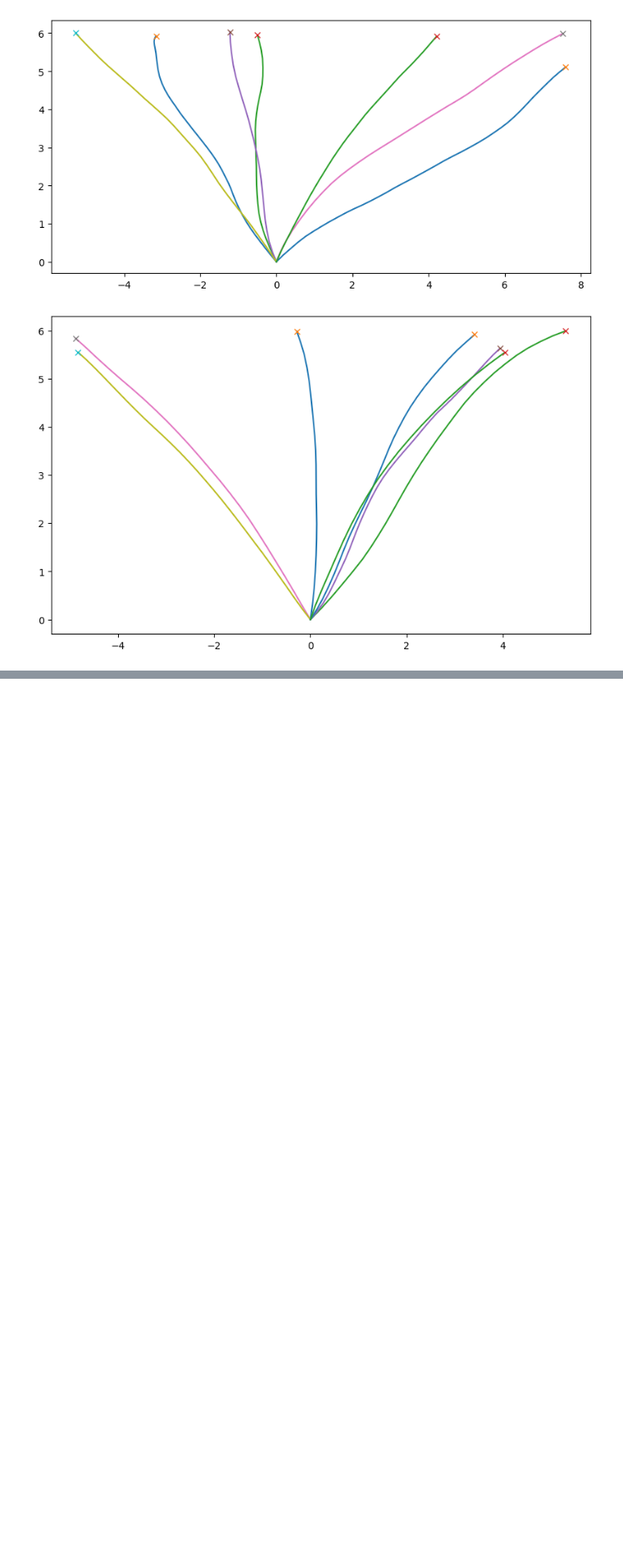
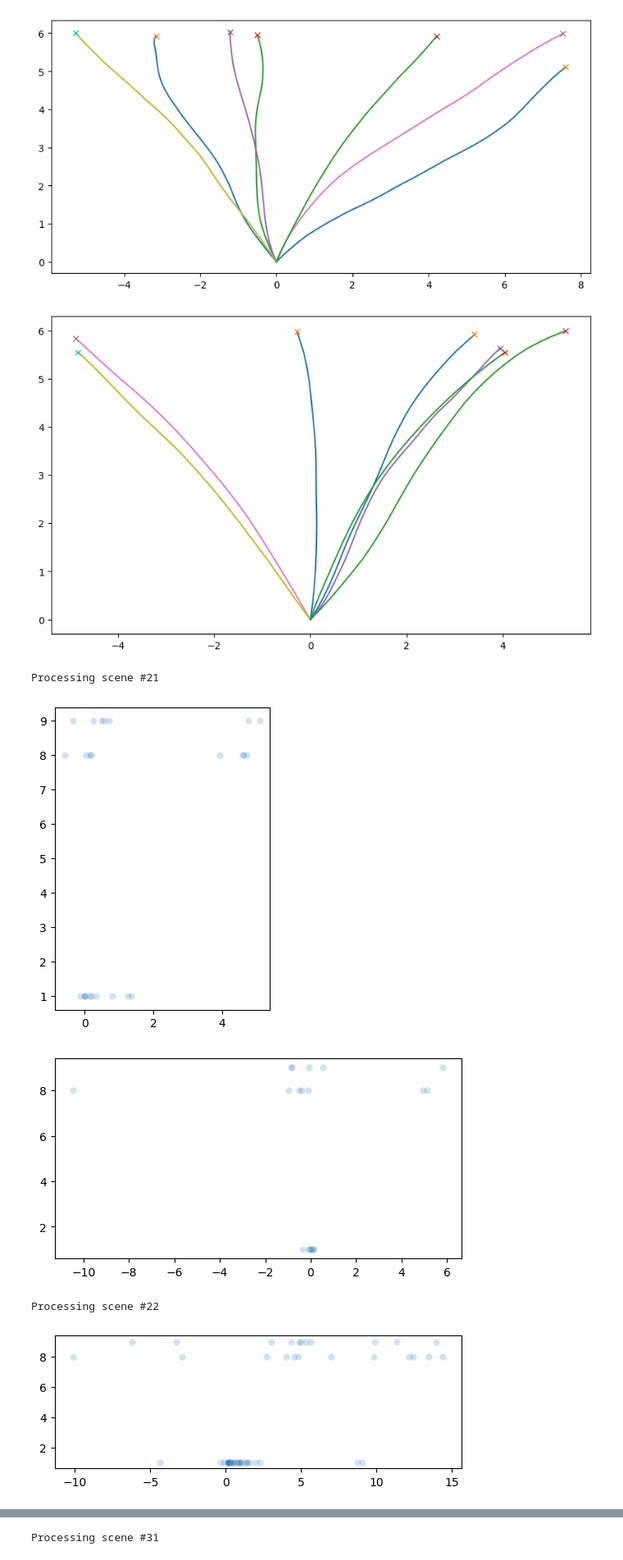
Before and after one commit to adhocmaster/TTI-dataset-tools, a Jupyter notebook: src/notebooks/crosswalk-model-ground-truth.ipynb, the cells around one changed output, grey strips where cells are left out. Shown at 82% size. Drawn from its saved outputs; the diff is of its cells as text; code cells hidden in the pictures; blank space fills up the shorter version.

```diff
--- a/src/notebooks/crosswalk-model-ground-truth.ipynb
+++ b/src/notebooks/crosswalk-model-ground-truth.ipynb
@@ -125,3 +112,48 @@ using min Y displacement (5)
 [figure]
 [figure]
 [figure]
+# %%
+dividerY = 1
+for sceneId in sceneDisplacementMap:
+    print(f"Processing scene #{sceneId}")
+
+    southPeds = sceneData[sceneId]["southPeds"]
+    northPeds = sceneData[sceneId]["northPeds"]
+
+    roadWidth = sceneRoadWidth[sceneId]
+    interval = 1.0
+    yTolerance = 0.1
+
+    yBreakpoints = [dividerY, roadWidth - dividerY, roadWidth] # start, mid, end
+
+    breakpointXVals = crosswalkModel.getAllLocalXAtLocalYBreakpoints(
+            tracksDf = southPeds,
+            yBreakpoints = yBreakpoints,
+            yTolerance = yTolerance
+        )
+    visualizer.showBreakpointVals(breakpointXVals)
+
+    minVals = [min(breakpointXVals[y]) for y in yBreakpoints]
+    maxVals = [max(breakpointXVals[y]) for y in yBreakpoints]
+
+    sceneData[sceneId]["southMinVals"] = minVals
+    sceneData[sceneId]["southMaxVals"] = maxVals
+
+    breakpointXVals = crosswalkModel.getAllLocalXAtLocalYBreakpoints(
+            tracksDf = northPeds,
+            yBreakpoints = yBreakpoints,
+            yTolerance = yTolerance
+        )
+    visualizer.showBreakpointVals(breakpointXVals)
+
+    minVals = [min(breakpointXVals[y]) for y in yBreakpoints]
+    maxVals = [max(breakpointXVals[y]) for y in yBreakpoints]
+
+    sceneData[sceneId]["northMinVals"] = minVals
+    sceneData[sceneId]["northMaxVals"] = maxVals
+# %% [output]
+Processing scene #21
+[figure, added]
+[figure, added]
+Processing scene #22
+[figure, added]
@@ -127,0 +161 @@ using min Y displacement (5)
+Processing scene #31
```
Also changed, not shown: parts of 3 cells of this notebook, 1 other file.
